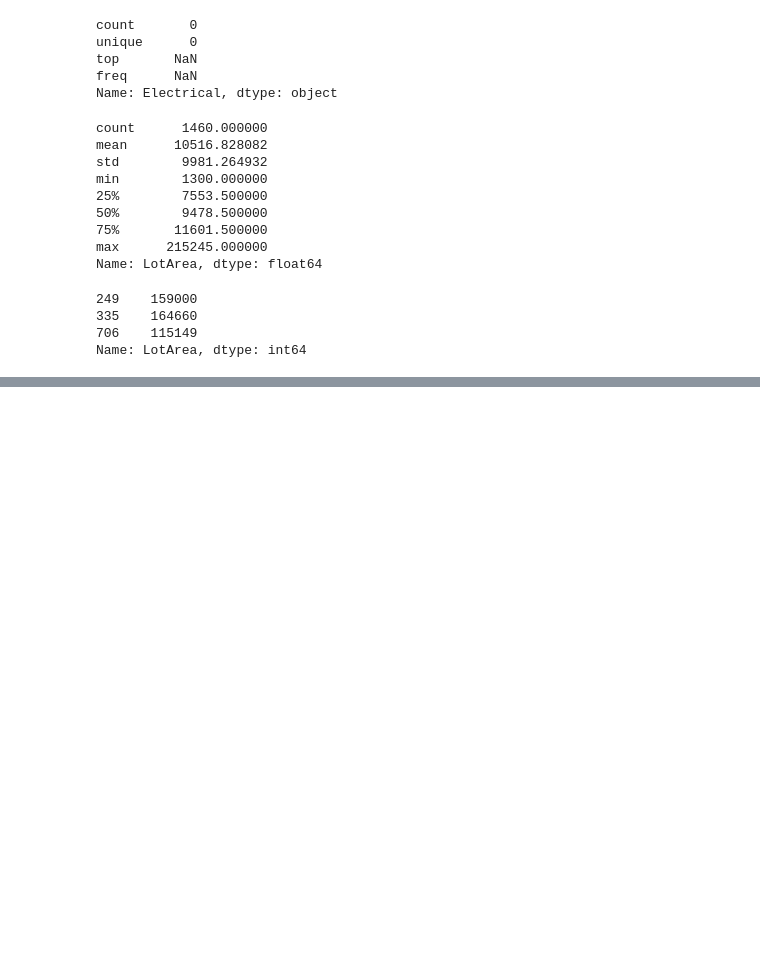
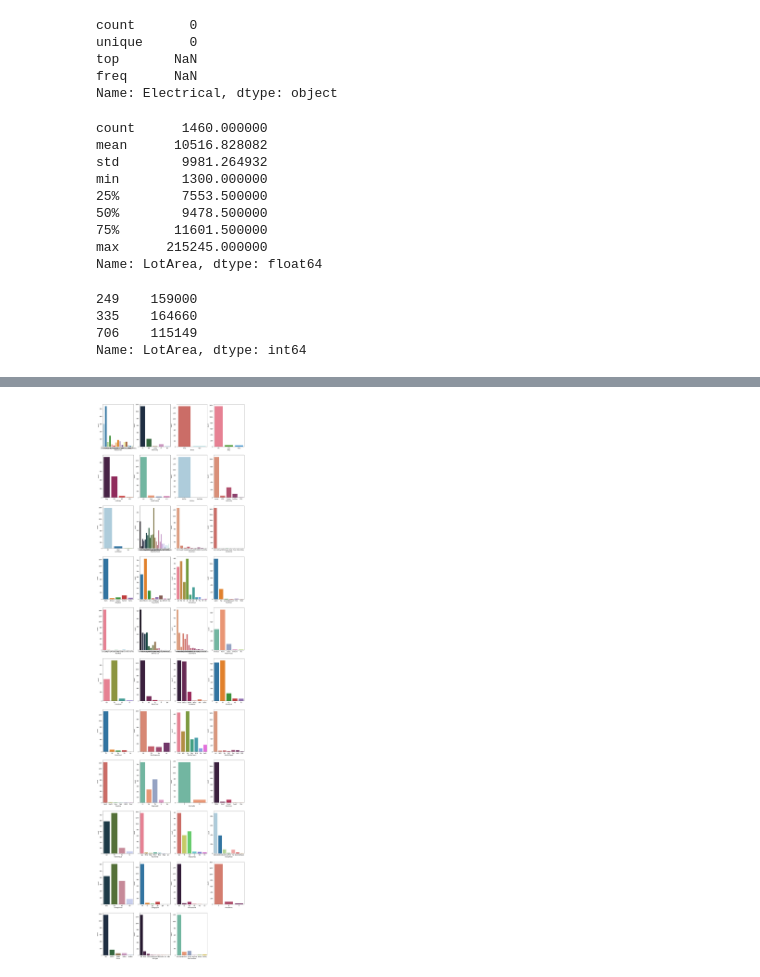
Before and after one commit to taruj/Advanced-Regression-Assignment, a Jupyter notebook: Advanced_Regression_Assignment.ipynb, the cells around one changed output, grey strips where cells are left out. Saved outputs shown, nothing was run; the diff lists cells and outputs as text; code cells hidden in the pictures; blank space fills up the shorter version.

```diff
--- a/Advanced_Regression_Assignment.ipynb
+++ b/Advanced_Regression_Assignment.ipynb
@@ -473,0 +524,11 @@ temp_data[temp_data["Missing %"]!="0.00"].sort_values(by="Missing %",ascending=F
+# %%
+plt.figure(figsize=(20, 80))
+r = 1
+pal = ["tab10","hls","husl","Set2","Paired","flare","rocket","cubehelix"]
+for c in categorical:
+    plt.subplot(11,4,r)
+    sns.countplot(data = data,x=c,palette=random.choice(pal))
+    r=r+1
+plt.show()
+# %% [output]
+[figure, added]
```
Also changed, not shown: parts of 13 cells of this notebook.
